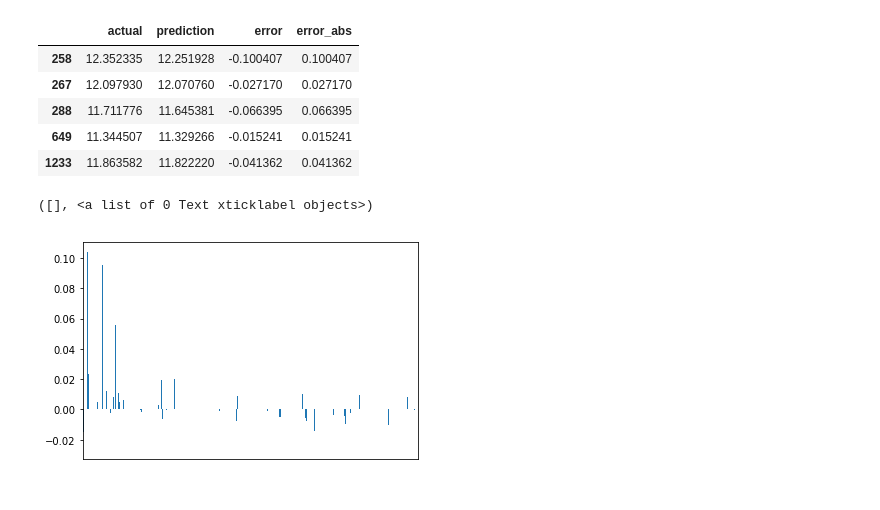
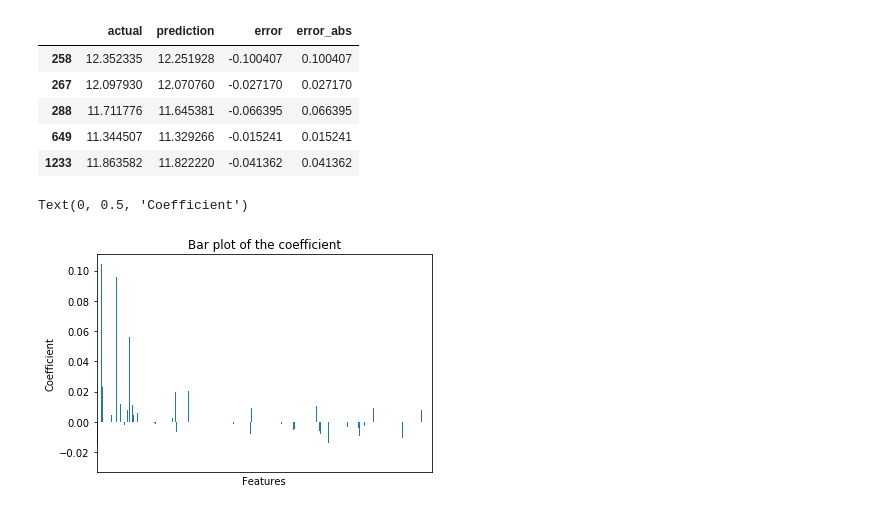
Before and after one commit to abulbasar/machine-learning, a Jupyter notebook: demos/Day 3 - kaggle house price prediction.ipynb, the cells around one changed output. Saved outputs shown, nothing was run; the diff lists cells and outputs as text; code cells hidden in the pictures.

```diff
--- a/demos/Day 3 - kaggle house price prediction.ipynb
+++ b/demos/Day 3 - kaggle house price prediction.ipynb
@@ -256,6 +263,9 @@ result.head()
 # %%
 summary.coeff.plot.bar()
 plt.xticks([])
+plt.title("Bar plot of the coefficient")
+plt.xlabel("Features")
+plt.ylabel("Coefficient")
 # %% [output]
-([], <a list of 0 Text xticklabel objects>)
+Text(0, 0.5, 'Coefficient')
-[figure, old version]
+[figure, new version]
```
Also changed, not shown: parts of 24 cells of this notebook.
